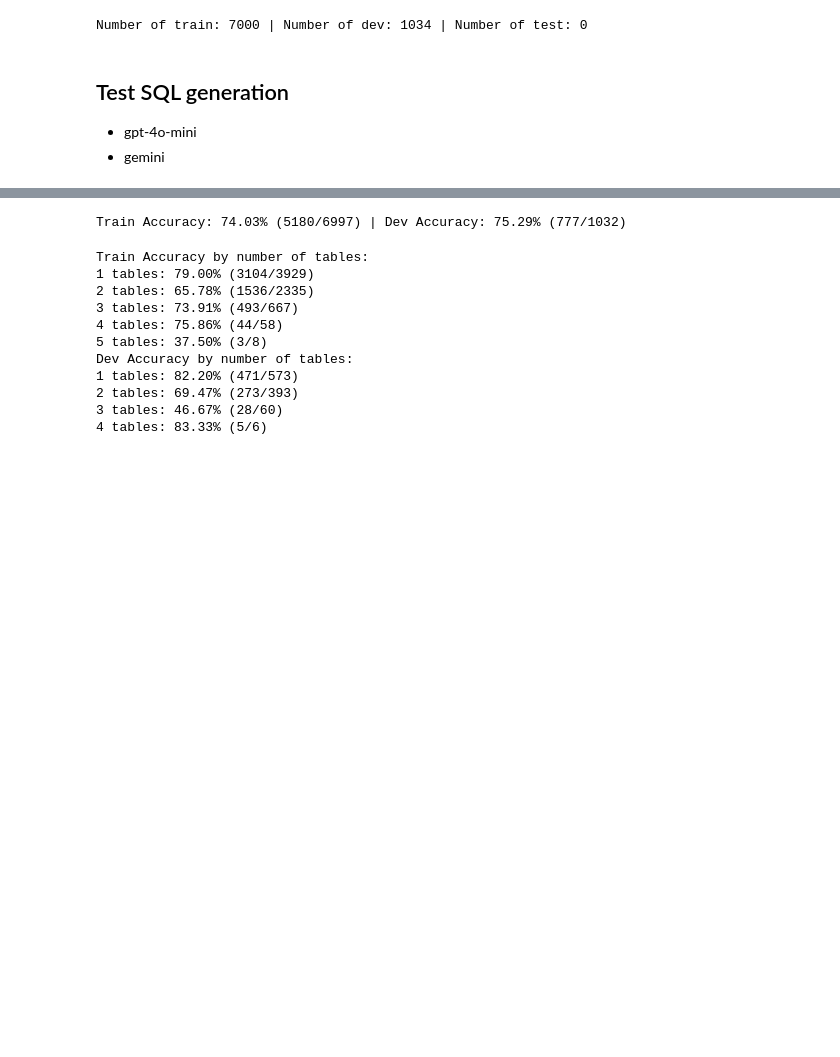
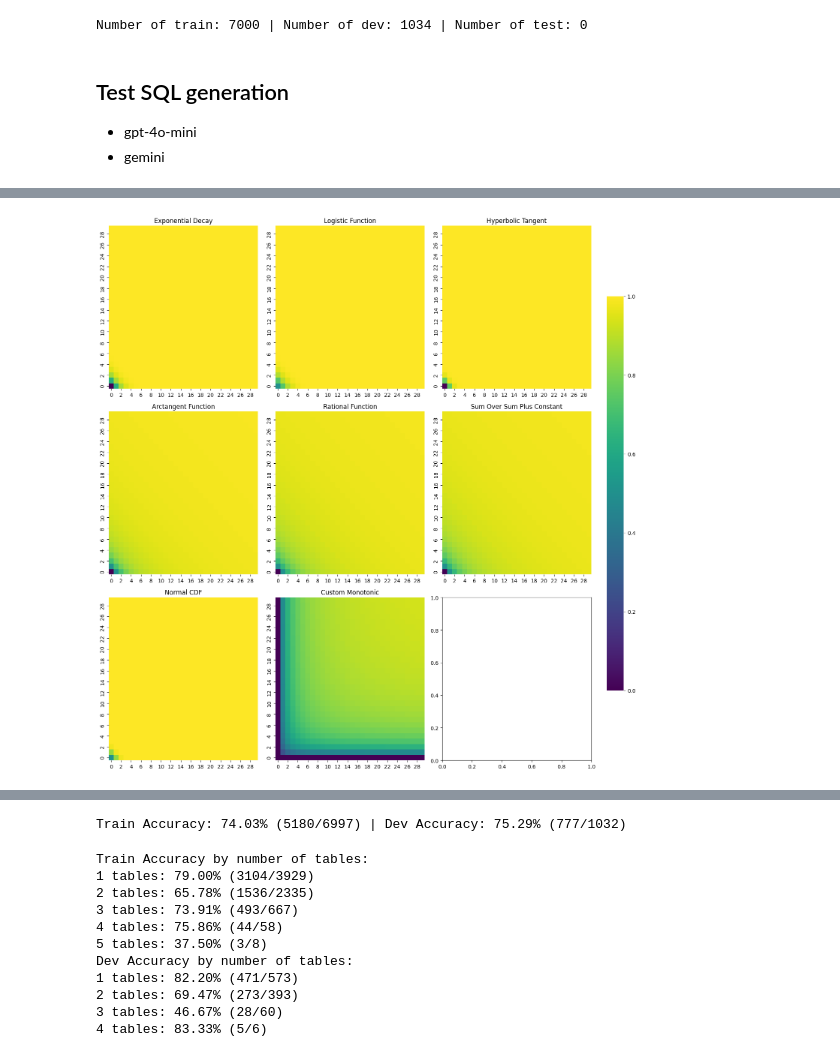
Before and after one commit to simonjisu/BusinessObjects, a Jupyter notebook: test.ipynb, the cells around one changed output, grey strips where cells are left out. Cells and saved outputs as stored; diff of their text form; code cells hidden in the pictures; blank space fills up the shorter version.

```diff
--- a/test.ipynb
+++ b/test.ipynb
@@ -284,0 +344,54 @@ def get_output_results(predictions: list[dict], spider_tables: dict[str, Databas
+# %%
+import numpy as np
+from scipy.stats import norm
+
+def exponential_decay(a, b, p=1, q=1):
+    return 1 - np.exp(- (p * a + q * b))
+
+def logistic_function(a, b, p=1, q=1):
+    return 1 / (1 + np.exp(- (p * a + q * b)))
+
+def hyperbolic_tangent(a, b, p=1, q=1):
+    return np.tanh(p * a + q * b)
+
+def arctangent_function(a, b, p=1, q=1):
+    return np.arctan(p * a + q * b) / (np.pi / 2)
+
+def rational_function(a, b, p=1, q=1):
+    return (p * a + q * b) / (1 + p * a + q * b)
+
+def sum_over_sum_plus_constant(a, b, c=1):
+    return (a + b) / (a + b + c)
+
+def normal_cdf(a, b, p=1, q=1):
+    return norm.cdf(p * a + q * b)
+
+def custom_monotonic(a, b, c=1):
+    return (a * b) / ((a + c) * (b + c))
+
+import seaborn as sns
+import matplotlib.pyplot as plt
+from mpl_toolkits.axes_grid1.inset_locator import inset_axes
+
+fig, axes = plt.subplots(3, 3, figsize=(15, 15))
+cbar_ax = fig.add_axes([.91, .15, .03, .7])
+
+a = np.arange(0, 30)
+b = np.arange(0, 30)
+a, b = np.meshgrid(a, b)
+# a, b = np.meshgrid(np.linspace(0, 10, 100), np.linspace(0, 10, 100))
+for i, (func, name) in enumerate(zip(
+    [exponential_decay, logistic_function, hyperbolic_tangent, arctangent_function, rational_function, sum_over_sum_plus_constant, normal_cdf, custom_monotonic],
+    ['Exponential Decay', 'Logistic Function', 'Hyperbolic Tangent', 'Arctangent Function', 'Rational Function', 'Sum Over Sum Plus Constant', 'Normal CDF', 'Custom Monotonic'],
+)):
+    ax = axes[i // 3, i % 3]
+    # ax = axes[i]
+    z = func(a, b)
+    im = sns.heatmap(z, ax=ax, cmap='viridis', cbar=i==0, vmin=0, vmax=1,
+                     cbar_ax=None if i else cbar_ax)
+    ax.set_title(name)
+    ax.invert_yaxis()
+fig.tight_layout(rect=[0, 0, .9, 1])
+plt.show()
+# %% [output]
+[figure, added]
```
Also changed, not shown: parts of 35 cells of this notebook, 5 other files.
